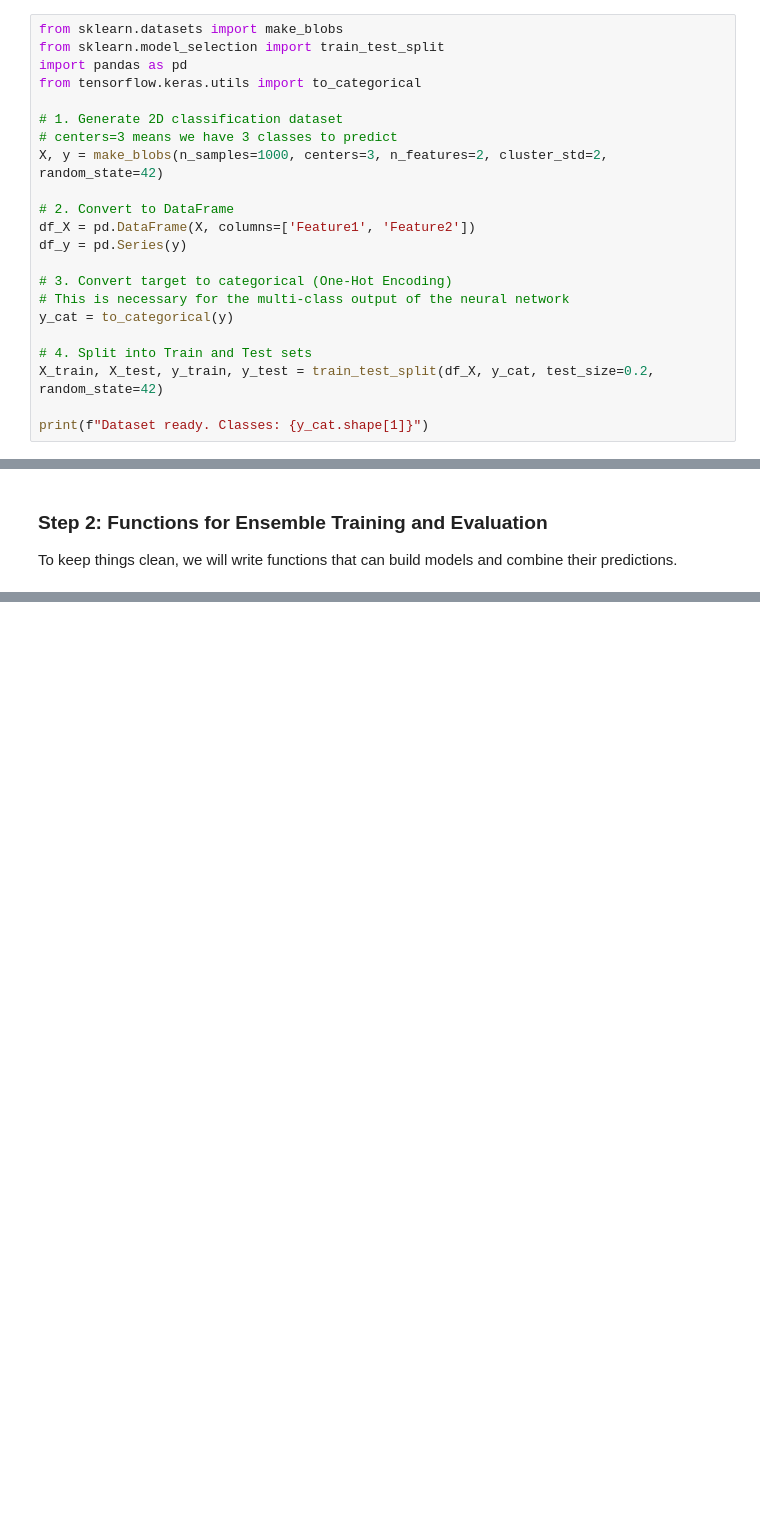
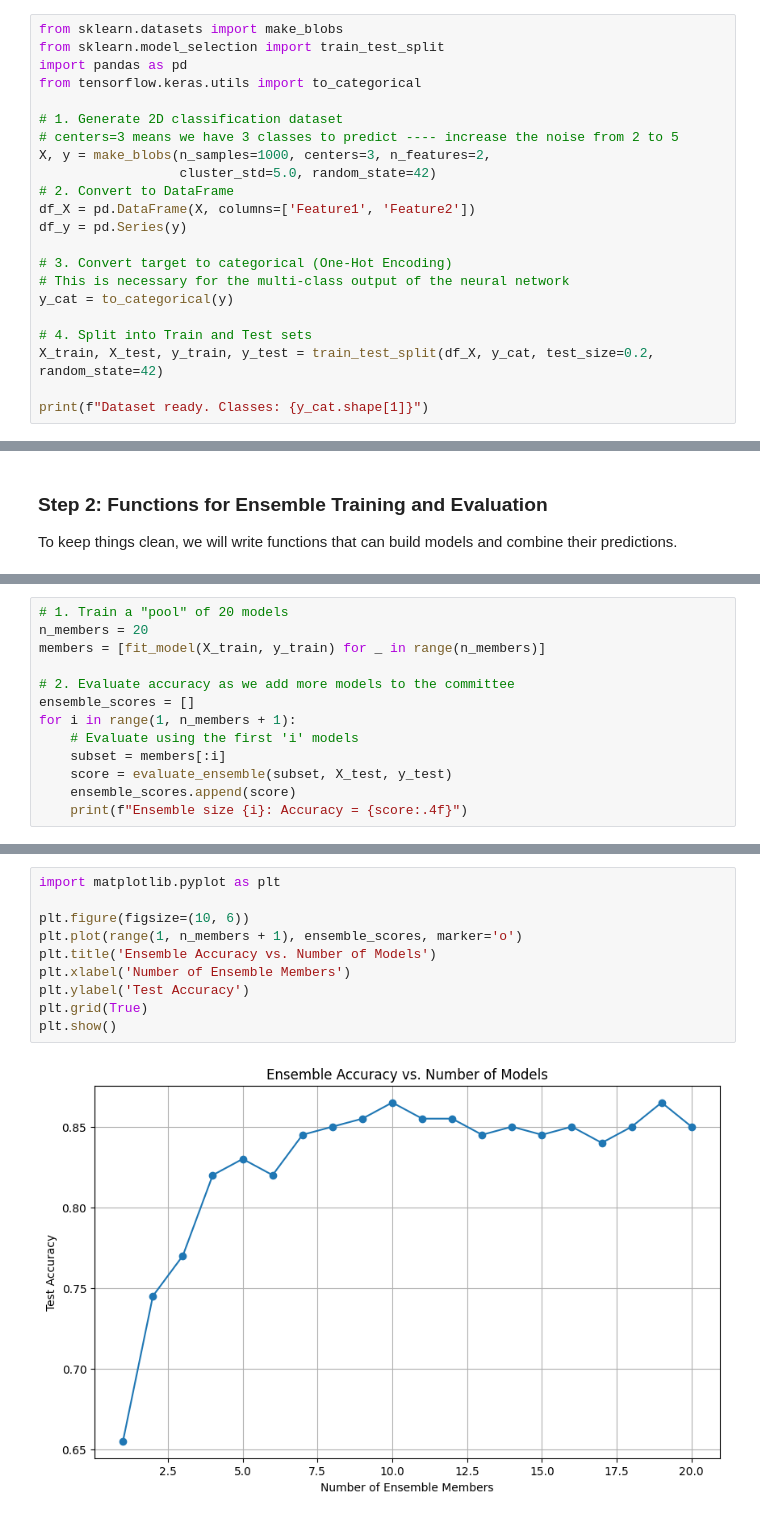
Before and after one commit to MaryWagura/DIL700, a Jupyter notebook: lab4.ipynb, the cells around one changed output, grey strips where cells are left out. Drawn from its saved outputs; the diff is of its cells as text; blank space fills up the shorter version.

```diff
--- a/lab4.ipynb
+++ b/lab4.ipynb
@@ -477,9 +480,9 @@ import pandas as pd
 from tensorflow.keras.utils import to_categorical
 
 # 1. Generate 2D classification dataset
-# centers=3 means we have 3 classes to predict
-X, y = make_blobs(n_samples=1000, centers=3, n_features=2, cluster_std=2, random_state=42)
-
+# centers=3 means we have 3 classes to predict ---- increase the noise from 2 to 5
+X, y = make_blobs(n_samples=1000, centers=3, n_features=2,
+                  cluster_std=5.0, random_state=42)
 # 2. Convert to DataFrame
 df_X = pd.DataFrame(X, columns=['Feature1', 'Feature2'])
 df_y = pd.Series(y)
@@ -499,0 +544,13 @@ To keep things clean, we will write functions that can build models and combine
+# %%
+# 1. Train a "pool" of 20 models
+n_members = 20
+members = [fit_model(X_train, y_train) for _ in range(n_members)]
+
+# 2. Evaluate accuracy as we add more models to the committee
+ensemble_scores = []
+for i in range(1, n_members + 1):
+    # Evaluate using the first 'i' models
+    subset = members[:i]
+    score = evaluate_ensemble(subset, X_test, y_test)
+    ensemble_scores.append(score)
+    print(f"Ensemble size {i}: Accuracy = {score:.4f}")
@@ -499,0 +580,12 @@ To keep things clean, we will write functions that can build models and combine
+# %%
+import matplotlib.pyplot as plt
+
+plt.figure(figsize=(10, 6))
+plt.plot(range(1, n_members + 1), ensemble_scores, marker='o')
+plt.title('Ensemble Accuracy vs. Number of Models')
+plt.xlabel('Number of Ensemble Members')
+plt.ylabel('Test Accuracy')
+plt.grid(True)
+plt.show()
+# %% [output]
+[figure, added]
```
Also changed, not shown: parts of 10 cells of this notebook.
